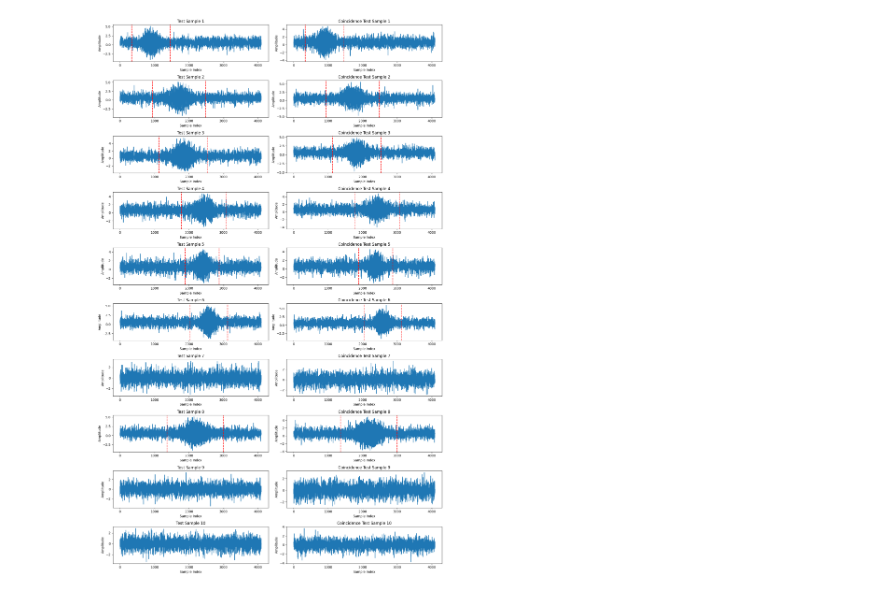
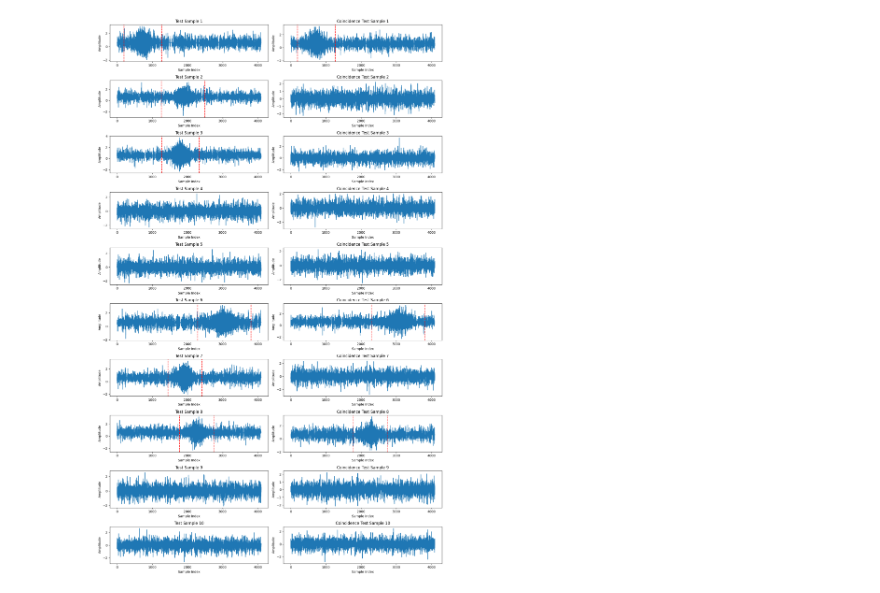
Before and after one commit to sagi-avraham/MSC, a Jupyter notebook: data/STRAIN/NEWgw_data_generator_and_model-Copy1.ipynb, the cells around one changed output. Cells and saved outputs as stored; diff of their text form; code cells hidden in the pictures.

```diff
--- a/data/STRAIN/NEWgw_data_generator_and_model-Copy1.ipynb
+++ b/data/STRAIN/NEWgw_data_generator_and_model-Copy1.ipynb
@@ -126,7 +126,7 @@ def generate_coincidence_test_data(num_points,test_data, test_labels, signal_par
 num_samples_per_class = 100
 num_points = 4096
 
-A_base = 15e-22
+A_base = 8e-22
 A_variation = 2e-22
 t0_base = 0.5
 t0_variation = 0.3
@@ -139,7 +139,7 @@ noise_variation = 0
 time_length_base = 1.0
 time_length_variation = 0.3
 
-glitch_frequency = 0.5
+glitch_frequency = 0.2
 glitch_amplitude = 3e-22
 glitch_duration = 10
 
@@ -175,12 +175,12 @@ data = data / (5e-22)  # Normalize
 X_train, X_test, y_train, y_test, signal_params_train, signal_params_test = train_test_split(data, labels, signal_params, test_size=0.5, random_state=42)
 
 # Generate coincident test data with 50% signal probability and distinct glitches and noise
-glitch_frequency_coincidence = 0.5
+glitch_frequency_coincidence = 0.2
 glitch_amplitude_coincidence = 3e-22
 glitch_duration_coincidence = 10
 
 
-signal_probability = 1
+signal_probability = 0.5
 
 coincidence_test_data, coincidence_test_labels = generate_coincidence_test_data(num_points,
     X_test, y_test, signal_params_test, noise_level_base, noise_variation,
@@ -208,31 +208,31 @@ def plot_samples_side_by_side(samples1, labels1, samples2, labels2, title_prefix
         plt.subplot(num_samples, 2, 2 * i + 1)
         plt.plot(samples1[i])
         plt.title(f'{title_prefix1} Sample {i+1}')
         plt.xlabel('Sample Index')
         plt.ylabel('Amplitude')
         if np.any(labels1[i] == 1):
             signal_region = np.where(labels1[i] == 1)[0]
             if len(signal_region) > 0:
                 plt.axvline(x=signal_region[0], color='r', linestyle='--')
                 plt.axvline(x=signal_region[-1], color='r', linestyle='--')
 
         plt.subplot(num_samples, 2, 2 * i + 2)
         plt.plot(samples2[i])
         plt.title(f'{title_prefix2} Sample {i+1}')
         plt.xlabel('Sample Index')
         plt.ylabel('Amplitude')
         if np.any(labels2[i] == 1):
             signal_region = np.where(labels2[i] == 1)[0]
             if len(signal_region) > 0:
                 plt.axvline(x=signal_region[0], color='r', linestyle='--')
                 plt.axvline(x=signal_region[-1], color='r', linestyle='--')
 
 
 
     plt.tight_layout()
     plt.show()
 
 # Example usage of plotting function
 plot_samples_side_by_side(X_test[:10], y_test[:10], coincidence_test_data[:10], coincidence_test_labels[:10], 'Test', 'Coincidence Test')
 # %% [output]
-[figure, old version]
+[figure, new version]
```
Also changed, not shown: 2 other files.
